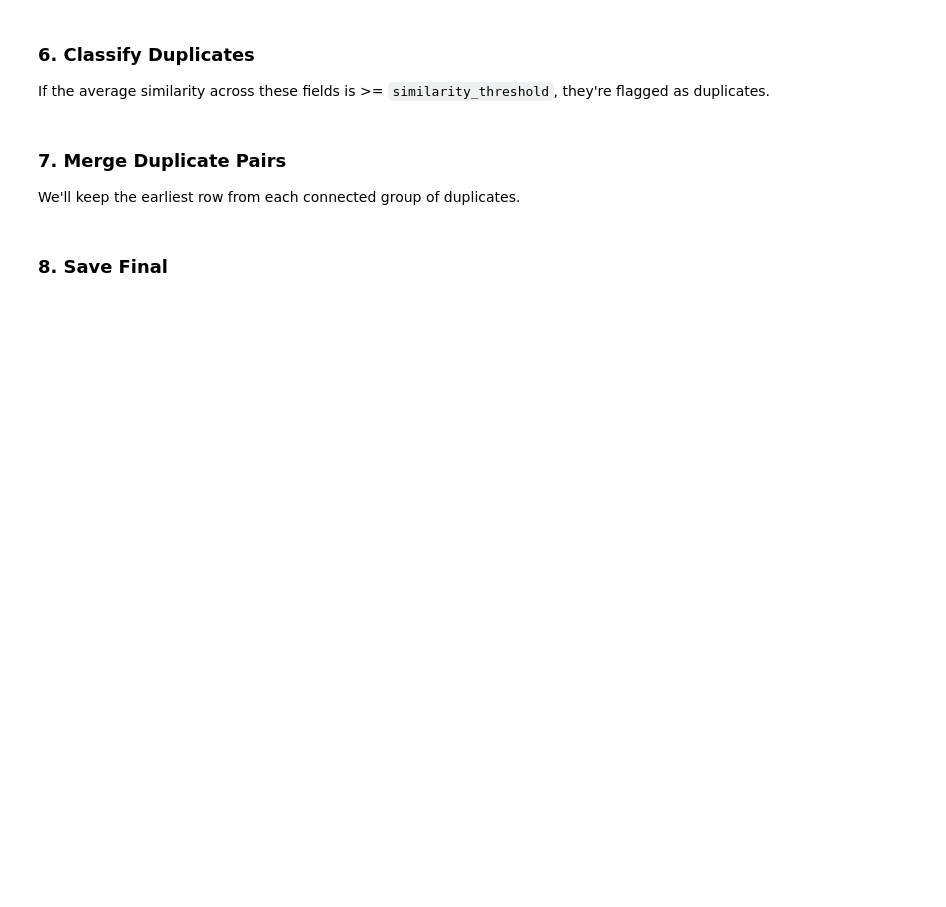
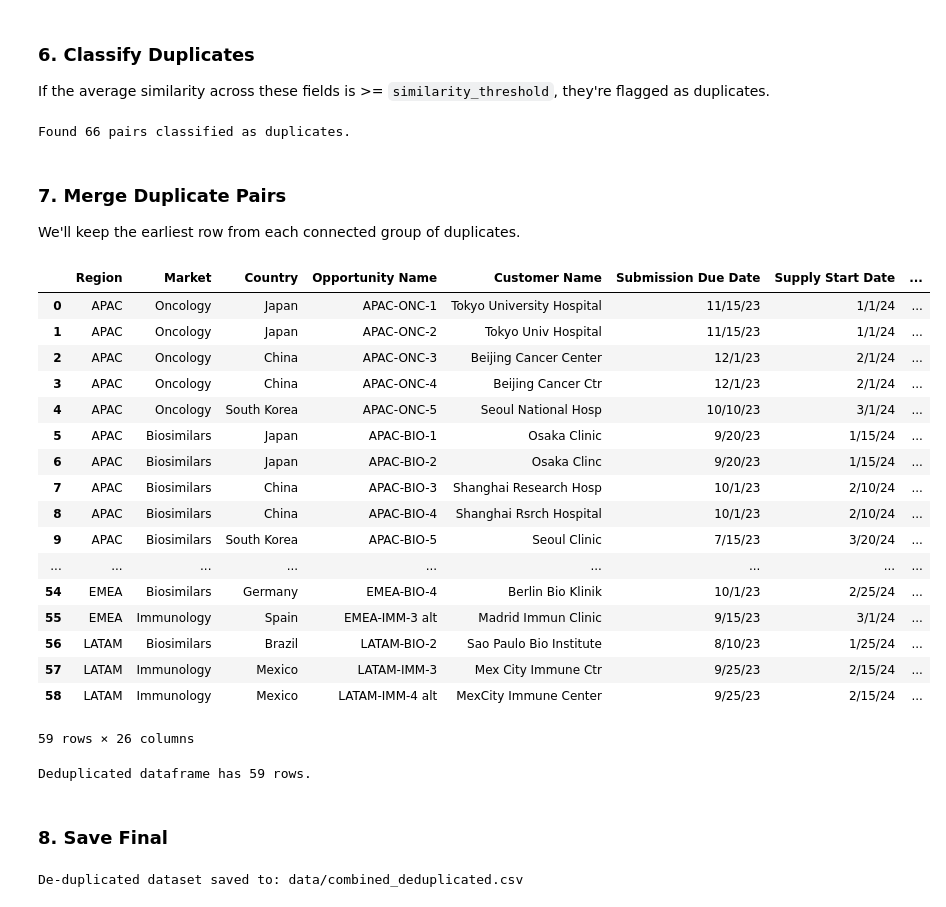
Before and after one commit to toratommy/semantic-deduplication, a Jupyter notebook: fuzzy_deduplication.ipynb, the cells around one changed output. Drawn from its saved outputs; the diff is of its cells as text; code cells hidden in the pictures; blank space fills up the shorter version.

```diff
--- a/fuzzy_deduplication.ipynb
+++ b/fuzzy_deduplication.ipynb
@@ -59,9 +101,9 @@ combined_df = combine_dataframes(df1, df2_mapped)
 # %% [markdown]
 **Optional**: Some quick cleanup, e.g., filling NaNs with empty strings in text columns.
 # %%
-for col in combined_df.columns:
-    if combined_df[col].dtype == object:
-        combined_df[col] = combined_df[col].fillna("")
+# for col in combined_df.columns:
+#     if combined_df[col].dtype == object:
+#         combined_df[col] = combined_df[col].fillna("")
 # %% [markdown]
 ### 4. Block Data
 
@@ -83,6 +132,8 @@ they're flagged as duplicates.
 # %%
 duplicates_idx = classify_duplicates(features_df, similarity_threshold)
 print(f"Found {len(duplicates_idx)} pairs classified as duplicates.")
+# %% [output]
+Found 66 pairs classified as duplicates.
 # %% [markdown]
 ### 7. Merge Duplicate Pairs
 
@@ -90,8 +143,32 @@ We'll keep the earliest row from each connected group of duplicates.
+# %%
+deduped_df
+# %% [output]
+|  | Region | Market | Country | Opportunity Name | Customer Name | Submission Due Date | Supply Start Date | ... |
+| 0 | APAC | Oncology | Japan | APAC-ONC-1 | Tokyo University Hospital | 11/15/23 | 1/1/24 | ... |
+| 1 | APAC | Oncology | Japan | APAC-ONC-2 | Tokyo Univ Hospital | 11/15/23 | 1/1/24 | ... |
+| 2 | APAC | Oncology | China | APAC-ONC-3 | Beijing Cancer Center | 12/1/23 | 2/1/24 | ... |
+| 3 | APAC | Oncology | China | APAC-ONC-4 | Beijing Cancer Ctr | 12/1/23 | 2/1/24 | ... |
+| 4 | APAC | Oncology | South Korea | APAC-ONC-5 | Seoul National Hosp | 10/10/23 | 3/1/24 | ... |
+| 5 | APAC | Biosimilars | Japan | APAC-BIO-1 | Osaka Clinic | 9/20/23 | 1/15/24 | ... |
+| 6 | APAC | Biosimilars | Japan | APAC-BIO-2 | Osaka Clinc | 9/20/23 | 1/15/24 | ... |
+| 7 | APAC | Biosimilars | China | APAC-BIO-3 | Shanghai Research Hosp | 10/1/23 | 2/10/24 | ... |
+| 8 | APAC | Biosimilars | China | APAC-BIO-4 | Shanghai Rsrch Hospital | 10/1/23 | 2/10/24 | ... |
+| 9 | APAC | Biosimilars | South Korea | APAC-BIO-5 | Seoul Clinic | 7/15/23 | 3/20/24 | ... |
+| ... | ... | ... | ... | ... | ... | ... | ... | ... |
+| 54 | EMEA | Biosimilars | Germany | EMEA-BIO-4 | Berlin Bio Klinik | 10/1/23 | 2/25/24 | ... |
+| 55 | EMEA | Immunology | Spain | EMEA-IMM-3 alt | Madrid Immun Clinic | 9/15/23 | 3/1/24 | ... |
+| 56 | LATAM | Biosimilars | Brazil | LATAM-BIO-2 | Sao Paulo Bio Institute | 8/10/23 | 1/25/24 | ... |
+| 57 | LATAM | Immunology | Mexico | LATAM-IMM-3 | Mex City Immune Ctr | 9/25/23 | 2/15/24 | ... |
+| 58 | LATAM | Immunology | Mexico | LATAM-IMM-4 alt | MexCity Immune Center | 9/25/23 | 2/15/24 | ... |
+59 rows × 26 columns
 # %%
-deduped_df = merge_duplicate_pairs(combined_df, duplicates_idx)
 print(f"Deduplicated dataframe has {len(deduped_df)} rows.")
+# %% [output]
+Deduplicated dataframe has 59 rows.
 # %% [markdown]
 ### 8. Save Final
 # %%
 deduped_df.to_csv(output_path, index=False)
 print(f"De-duplicated dataset saved to: {output_path}")
+# %% [output]
+De-duplicated dataset saved to: data/combined_deduplicated.csv
```
Also changed, not shown: parts of 4 cells of this notebook, 2 other files.
